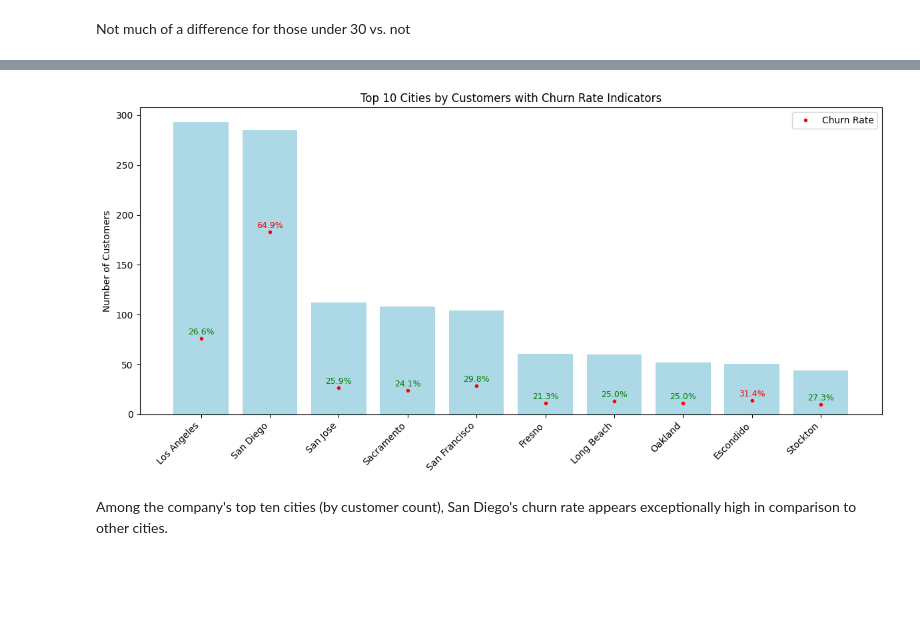
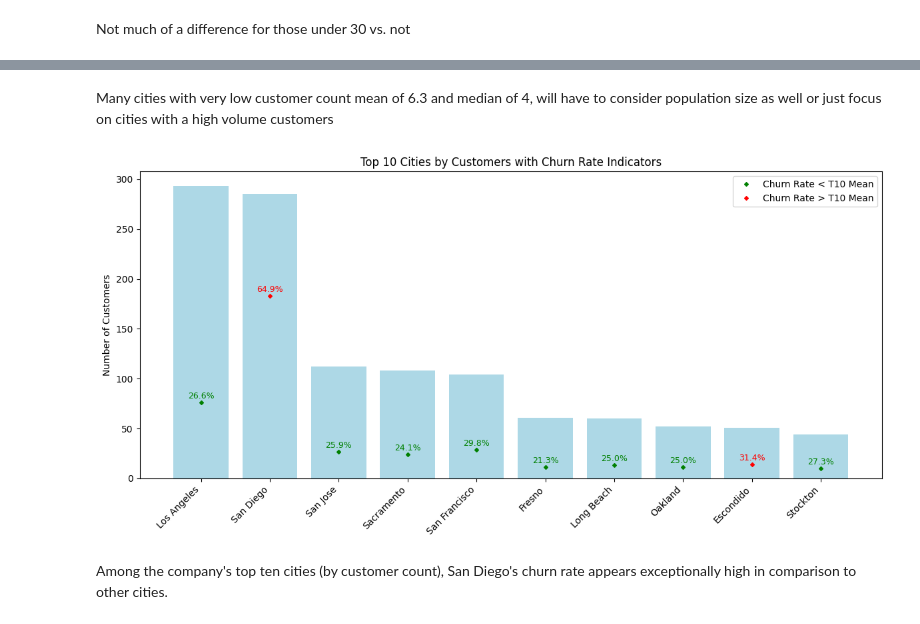
Before and after one commit to pprestonlee/churn-prediction, a Jupyter notebook: notebooks/eda.ipynb, the cells around one changed output, grey strips where cells are left out. Cells and saved outputs as stored; diff of their text form; code cells hidden in the pictures; blank space fills up the shorter version.

```diff
--- a/notebooks/eda.ipynb
+++ b/notebooks/eda.ipynb
@@ -424,6 +424,15 @@ data = pd.merge(
     location_copy,
     on='customer_id',
     how='outer'
+)
+
+population['zip_code'] = population['zip_code'].astype(str)
+
+data = pd.merge(
+    data,
+    population,
+    on='zip_code',
+    how='inner'
 )
 
 data['customer_id'] = data['customer_id'].astype(str)
@@ -561,3 +1048,5 @@ Not much of a difference for those under 30 vs. not
+# %% [markdown]
+Many cities with very low customer count mean of 6.3 and median of 4, will have to consider population size as well or just focus on cities with a high volume customers
 # %%
 df = data.copy()
 
@@ -573,35 +1062,35 @@ city_churn = (
 
 # Get the top 10 cities by customer count
 top_cities_churn = city_churn.sort_values(by="num_customers", ascending=False).head(10)
 
 # Plot
 fig, ax = plt.subplots(figsize=(12, 6))
 
 bars = ax.bar(top_cities_churn["city"], top_cities_churn["num_customers"], color="lightblue")
 
 # Add churn rate indicators inside bars
 for bar, churn_rate in zip(bars, top_cities_churn["churn_rate"]):
     height = bar.get_height()
     y = height * churn_rate  # position of churn indicator
     x = bar.get_x() + bar.get_width() / 2
 
     # Place dot
-    ax.plot(x, y - 2, 'rD' if churn_rate > top_cities_churn["churn_rate"].mean() else "green", markersize=3)
+    ax.plot(x, y - 2, 'rD' if churn_rate > top_cities_churn["churn_rate"].mean() else 'gD', markersize=3)
 
     # Place label (percentage to first decimal)
     ax.text(x, y, f"{churn_rate:.01%}", ha="center", va="bottom", fontsize=9,
                         color="red" if churn_rate > top_cities_churn["churn_rate"].mean() else "green")
 
 # Labels and title
 ax.set_ylabel("Number of Customers")
 ax.set_title("Top 10 Cities by Customers with Churn Rate Indicators")
 
-plt.legend(['Churn Rate'], loc='upper right')
+plt.legend(['Churn Rate < T10 Mean', 'Churn Rate > T10 Mean'], loc='upper right')
 
 plt.xticks(rotation=45, ha="right")
 plt.tight_layout()
 plt.show()
 # %% [output]
-[figure, old version]
+[figure, new version]
 # %% [markdown]
 Among the company's top ten cities (by customer count), San Diego's churn rate appears exceptionally high in comparison to other cities.
```
Also changed, not shown: parts of 48 cells of this notebook.
